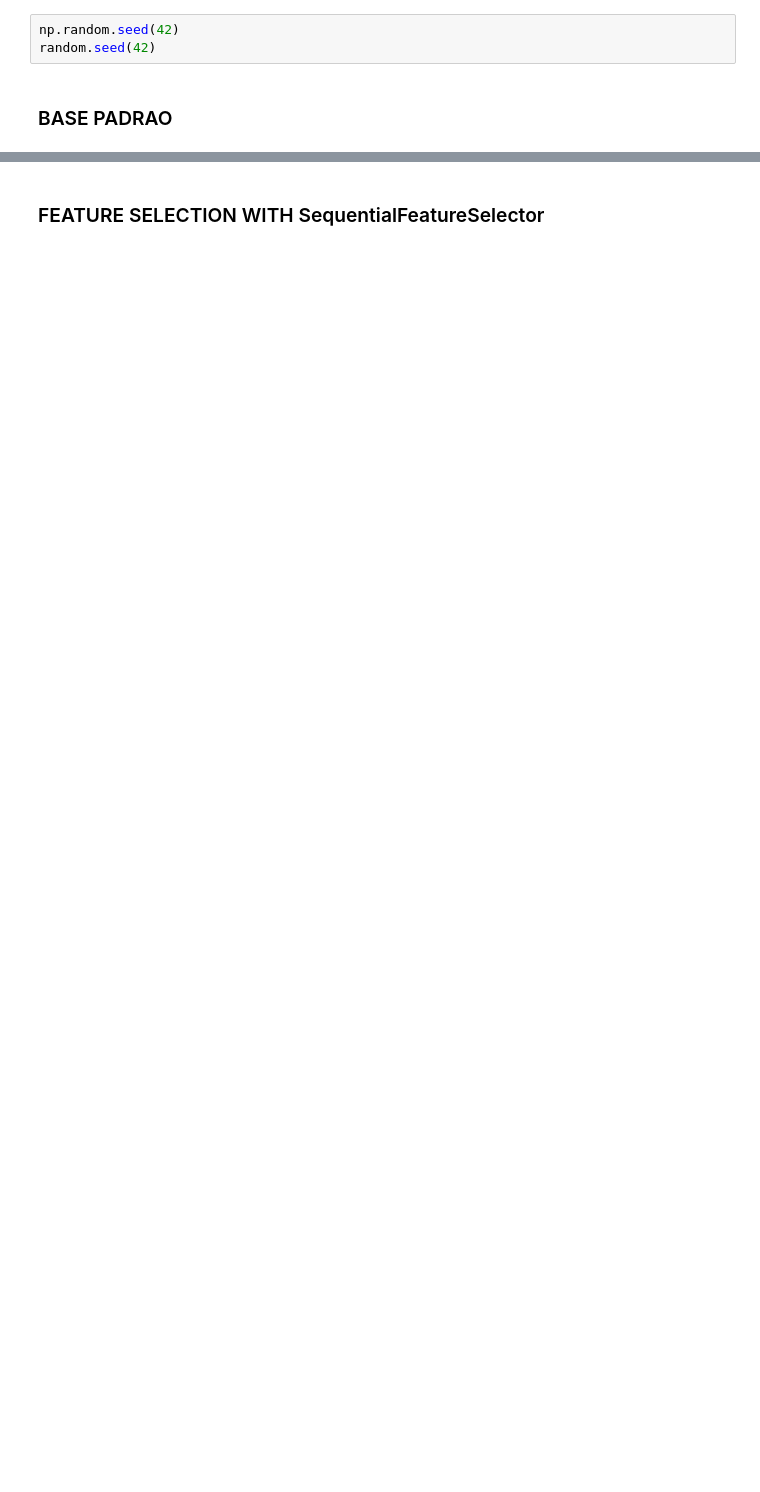
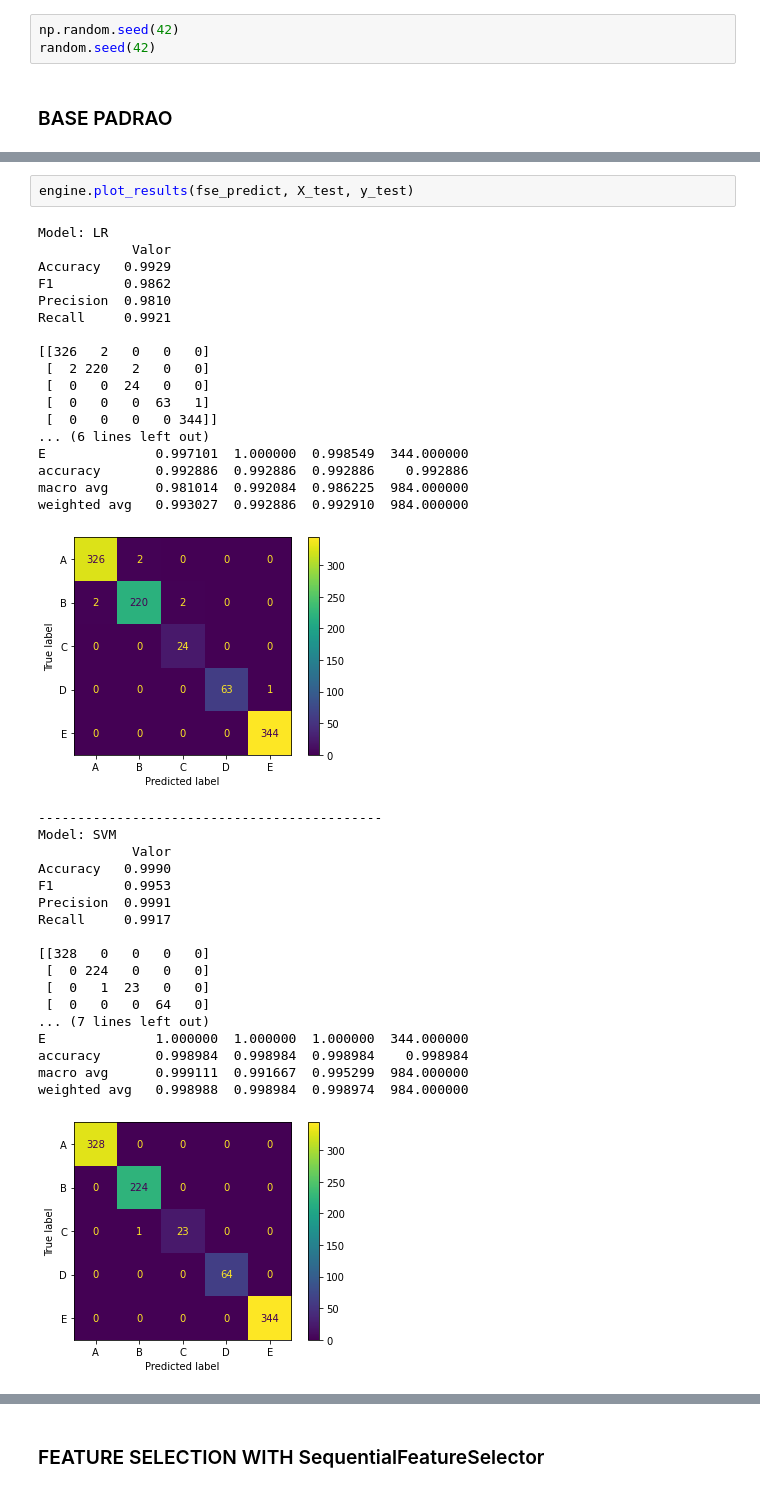
Before and after one commit to pythrick/arquitetura-dados, a Jupyter notebook: jupyter_resultados.ipynb, the cells around one changed output, grey strips where cells are left out. Saved outputs shown, nothing was run; the diff lists cells and outputs as text; blank space fills up the shorter version.

```diff
--- a/jupyter_resultados.ipynb
+++ b/jupyter_resultados.ipynb
@@ -121,0 +135,39 @@ weighted avg   0.984129  0.984095  0.984049  1006.000000
+# %%
+engine.plot_results(fse_predict, X_test, y_test)
+# %% [output]
+Model: LR
+            Valor
+Accuracy   0.9929
+F1         0.9862
+Precision  0.9810
+Recall     0.9921
+
+[[326   2   0   0   0]
+ [  2 220   2   0   0]
+ [  0   0  24   0   0]
+ [  0   0   0  63   1]
+ [  0   0   0   0 344]]
+... (6 lines left out)
+E              0.997101  1.000000  0.998549  344.000000
+accuracy       0.992886  0.992886  0.992886    0.992886
+macro avg      0.981014  0.992084  0.986225  984.000000
+weighted avg   0.993027  0.992886  0.992910  984.000000
+[figure, added]
+--------------------------------------------
+Model: SVM
+            Valor
+Accuracy   0.9990
+F1         0.9953
+Precision  0.9991
+Recall     0.9917
+
+[[328   0   0   0   0]
+ [  0 224   0   0   0]
+ [  0   1  23   0   0]
+ [  0   0   0  64   0]
+... (7 lines left out)
+E              1.000000  1.000000  1.000000  344.000000
+accuracy       0.998984  0.998984  0.998984    0.998984
+macro avg      0.999111  0.991667  0.995299  984.000000
+weighted avg   0.998988  0.998984  0.998974  984.000000
+[figure, added]
```
Also changed, not shown: parts of 13 cells of this notebook, 34 other files.
